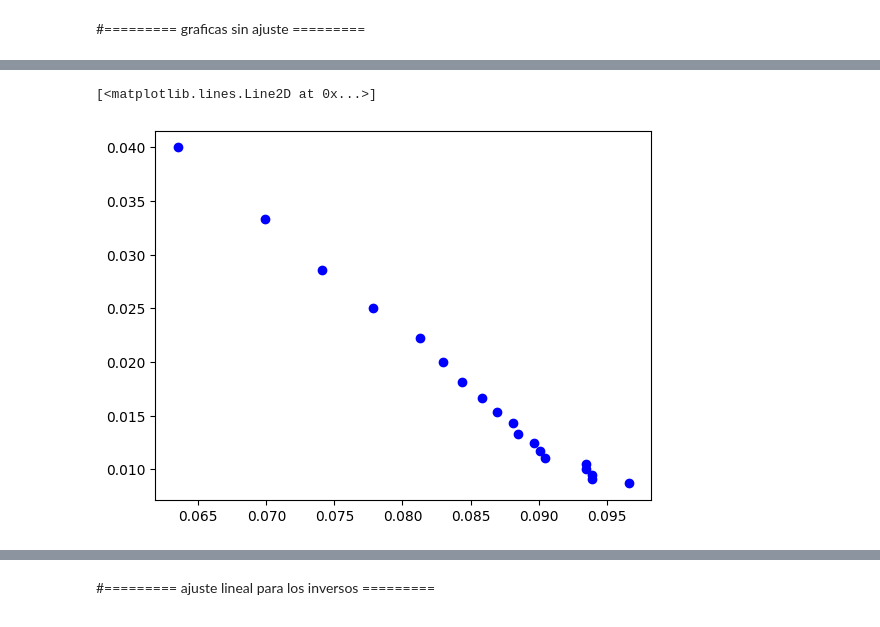
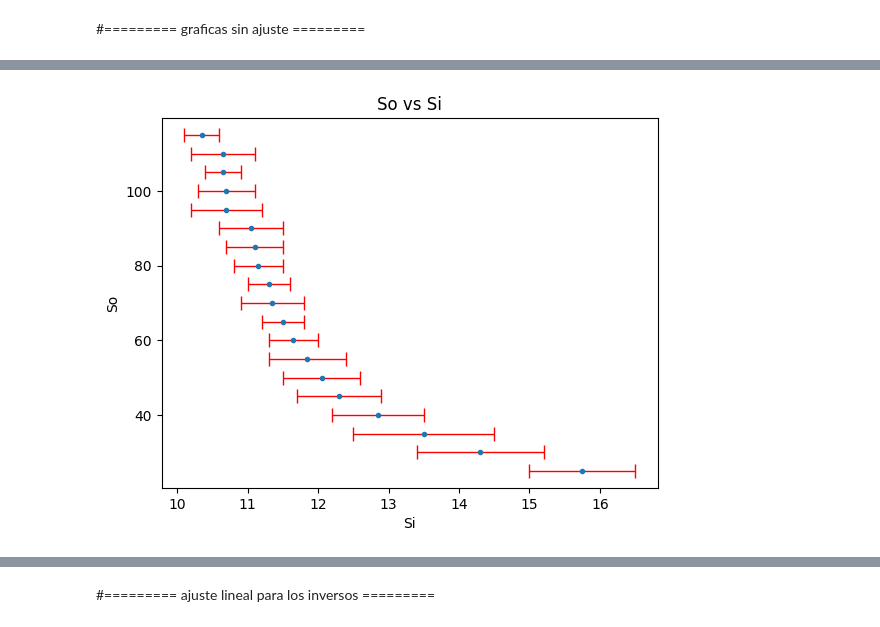
Before and after one commit to MaximilianoVM/PHYSICS_LABS, a Jupyter notebook: 3_LabOptica_DFocalesEsfericos.ipynb, the cells around one changed output, grey strips where cells are left out. Saved outputs shown, nothing was run; the diff lists cells and outputs as text; code cells hidden in the pictures.

```diff
--- a/3_LabOptica_DFocalesEsfericos.ipynb
+++ b/3_LabOptica_DFocalesEsfericos.ipynb
@@ -54,0 +63,11 @@ print(error)
+# %%
+error = np.array([ (x[1]-x[0])/2 for x in si_vect ])
+
+errordf = pd.DataFrame({'si':si_means , 'incertidumbre_si': error })
+
+
+disp_f = abs( ( so/(si_means + so) )**2 ) * error
+
+errordf['incertidumbre_f'] = disp_f
+
+errordf
@@ -95,5 +127,13 @@ plt.errorbar(df1['si'], df1['so'], yerr=error, fmt='none')
-# %%
-plt.plot(df1['1/si'], df1['1/so'], 'bo')
-# %% [output]
-[<matplotlib.lines.Line2D at 0x...>]
-[figure, removed]
+# %%
+#error = np.array([ (x[1]-x[0])/2 for x in si_vect ])
+
+# Create the scatter plot and plot the error bars
+plt.errorbar(df1['si'], df1['so'], xerr=errordf['incertidumbre_si'], fmt='o', markersize=3, capsize=5, ecolor='red', elinewidth=1, capthick=1)
+
+plt.xlabel('Si')
+plt.ylabel('So')
+plt.title('So vs Si')
+
+plt.show()
+# %% [output]
+[figure, added]
```
Also changed, not shown: parts of 10 cells of this notebook.
